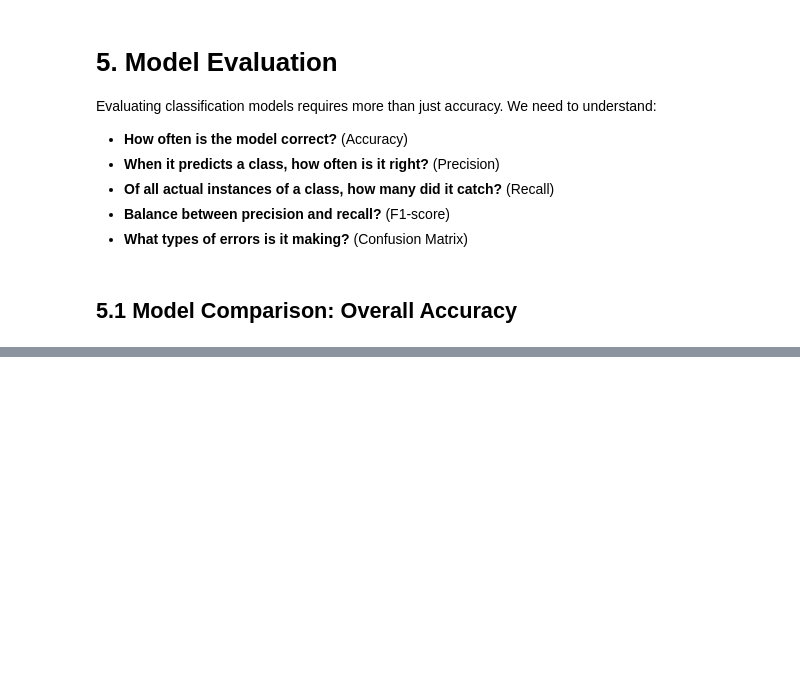
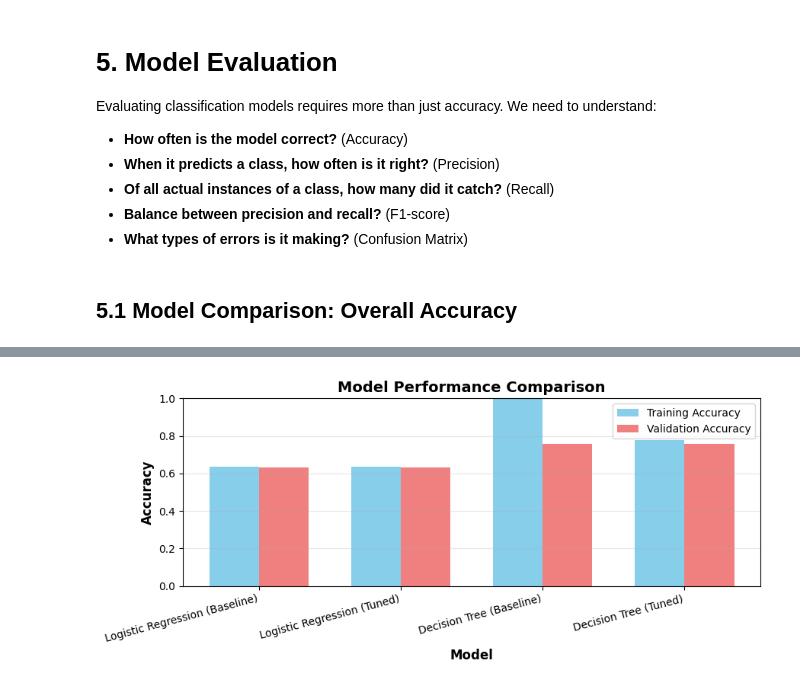
Before and after one commit to Kaks753/Tanzanian-Water-Wells, a Jupyter notebook: Tz_water_wells.ipynb, the cells around one changed output, grey strips where cells are left out. Saved outputs shown, nothing was run; the diff lists cells and outputs as text; code cells hidden in the pictures; blank space fills up the shorter version.

Commit message:
model comparisons

```diff
--- a/Tz_water_wells.ipynb
+++ b/Tz_water_wells.ipynb
@@ -749,3 +749,13 @@ C =   0.10  →  Validation Accuracy: 0.6322
 C =   1.00  →  Validation Accuracy: 0.6321
 C =  10.00  →  Validation Accuracy: 0.6321
 Best C value: 0.1 with validation accuracy: 0.6322
+# %%
+# Training final tuned Logistic Regression using best C
+lr_tuned = LogisticRegression(
+    C= best_c,
+    max_iter=1000,
+    random_state=42,
+    multi_class='multinomial'
+)
+
+lr_tuned.fit(X_train_scaled, y_train)
@@ -752,3 +765,6 @@ Best C value: 0.1 with validation accuracy: 0.6322
+# %%
+y_train_pred_lr_tuned = lr_tuned.predict(X_train_scaled)
+y_val_pred_lr_tuned = lr_tuned.predict(X_val_scaled)
 # %% [markdown]
 ## 4.3 Baseline Model: Decision Tree
 
@@ -869,0 +928,22 @@ Evaluating classification models requires more than just accuracy. We need to un
+# %%
+# Visualize comparison
+fig, ax = plt.subplots(figsize=(9, 4))
+x = np.arange(len(comparison_df))
+width = 0.35
+
+ax.bar(x - width/2, comparison_df['Train_Accuracy'], width, label='Training Accuracy', color='skyblue')
+ax.bar(x + width/2, comparison_df['Val_Accuracy'], width, label='Validation Accuracy', color='lightcoral')
+
+ax.set_xlabel('Model', fontsize=12, fontweight='bold')
+ax.set_ylabel('Accuracy', fontsize=12, fontweight='bold')
+ax.set_title('Model Performance Comparison', fontsize=14, fontweight='bold')
+ax.set_xticks(x)
+ax.set_xticklabels(comparison_df['Model'], rotation=15, ha='right')
+ax.legend()
+ax.set_ylim([0, 1])
+ax.grid(axis='y', alpha=0.3)
+
+plt.tight_layout()
+plt.show()
+# %% [output]
+[figure, added]
```
Also changed, not shown: parts of 8 cells of this notebook.
